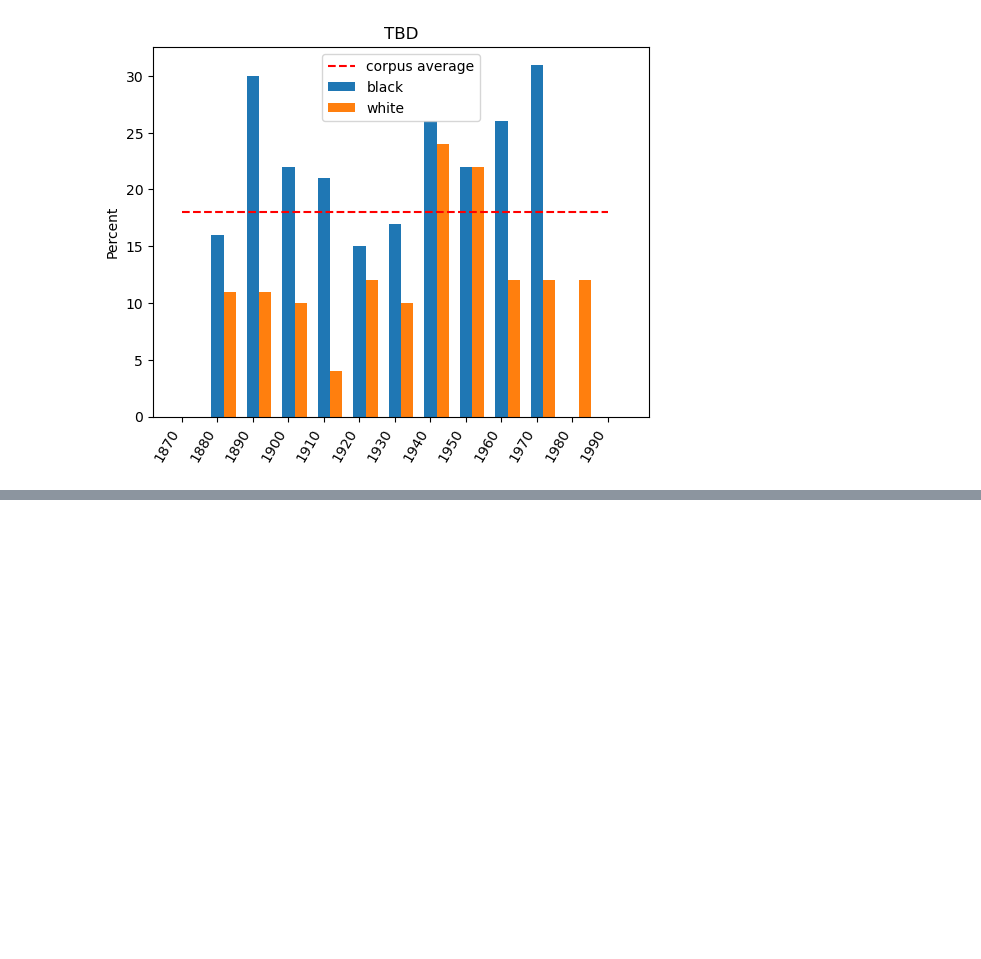
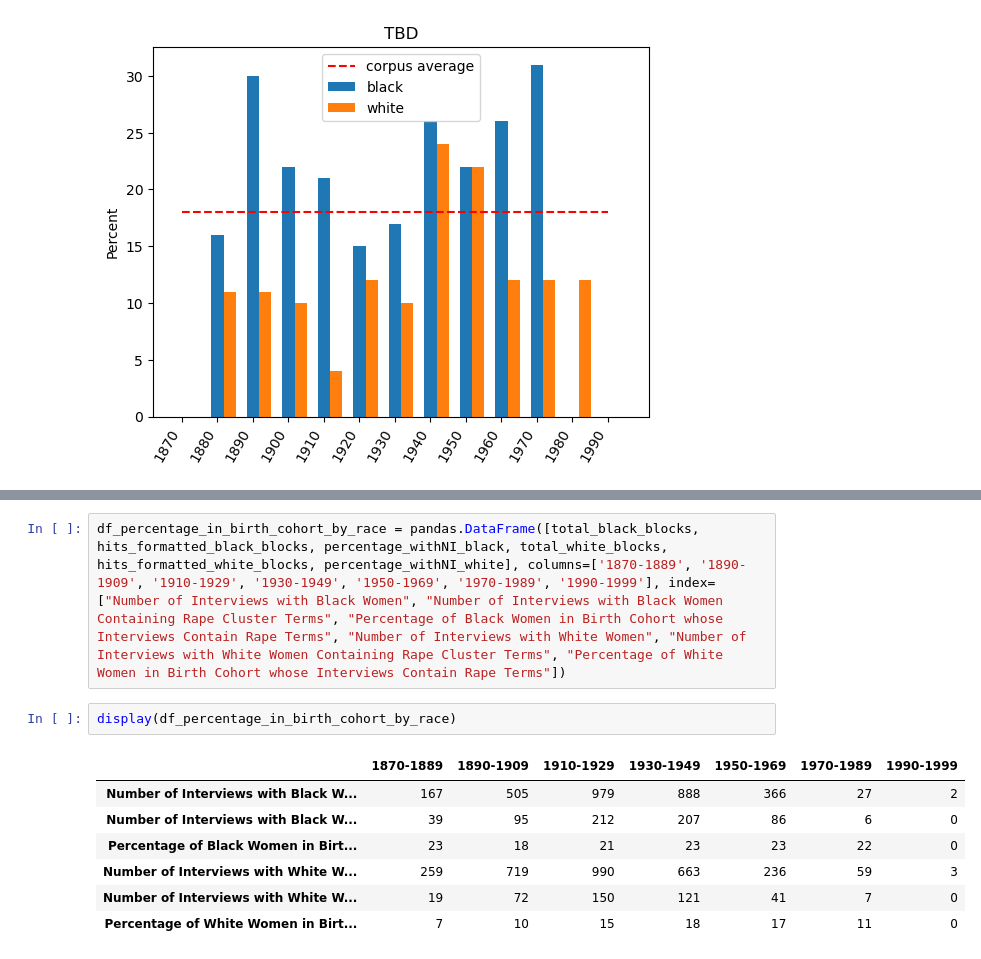
Before and after one commit to ohtap/ohtap, a Jupyter notebook: Research Question 1/RQ1 code.ipynb, the cells around one changed output, grey strips where cells are left out. Cells and saved outputs as stored; diff of their text form; blank space fills up the shorter version.

Commit message:
race over birth cohort improved

```diff
--- a/Research Question 1/RQ1 code.ipynb
+++ b/Research Question 1/RQ1 code.ipynb
@@ -1524,0 +1534,12 @@ pyplot.legend()
+# %%
+df_percentage_in_birth_cohort_by_race = pandas.DataFrame([total_black_blocks, hits_formatted_black_blocks, percentage_withNI_black, total_white_blocks, hits_formatted_white_blocks, percentage_withNI_white], columns=['1870-1889', '1890-1909', '1910-1929', '1930-1949', '1950-1969', '1970-1989', '1990-1999'], index=["Number of Interviews with Black Women", "Number of Interviews with Black Women Containing Rape Cluster Terms", "Percentage of Black Women in Birth Cohort whose Interviews Contain Rape Terms", "Number of Interviews with White Women", "Number of Interviews with White Women Containing Rape Cluster Terms", "Percentage of White Women in Birth Cohort whose Interviews Contain Rape Terms"])
+# %%
+display(df_percentage_in_birth_cohort_by_race)
+# %% [output]
+|  | 1870-1889 | 1890-1909 | 1910-1929 | 1930-1949 | 1950-1969 | 1970-1989 | 1990-1999 |
+| Number of Interviews with Black W... | 167 | 505 | 979 | 888 | 366 | 27 | 2 |
+| Number of Interviews with Black W... | 39 | 95 | 212 | 207 | 86 | 6 | 0 |
+| Percentage of Black Women in Birt... | 23 | 18 | 21 | 23 | 23 | 22 | 0 |
+| Number of Interviews with White W... | 259 | 719 | 990 | 663 | 236 | 59 | 3 |
+| Number of Interviews with White W... | 19 | 72 | 150 | 121 | 41 | 7 | 0 |
+| Percentage of White Women in Birt... | 7 | 10 | 15 | 18 | 17 | 11 | 0 |
```
Also changed, not shown: parts of 2 cells of this notebook.
